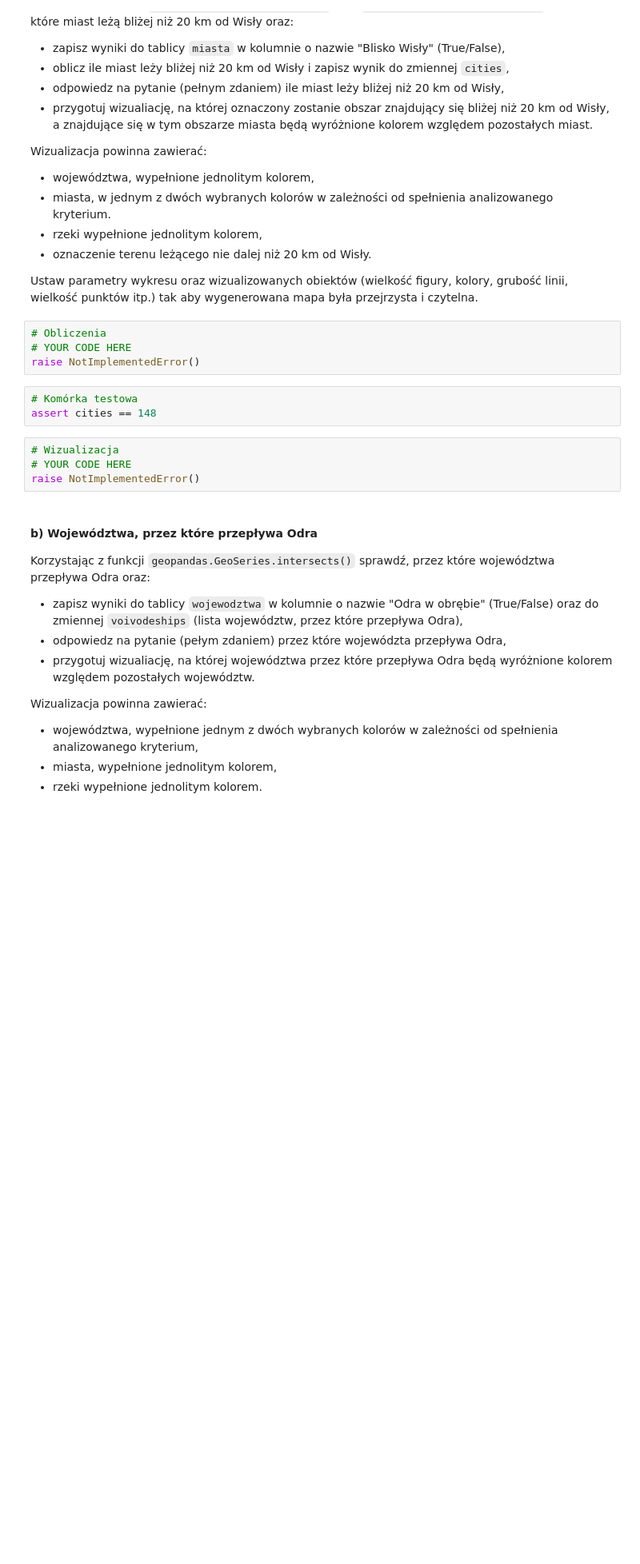
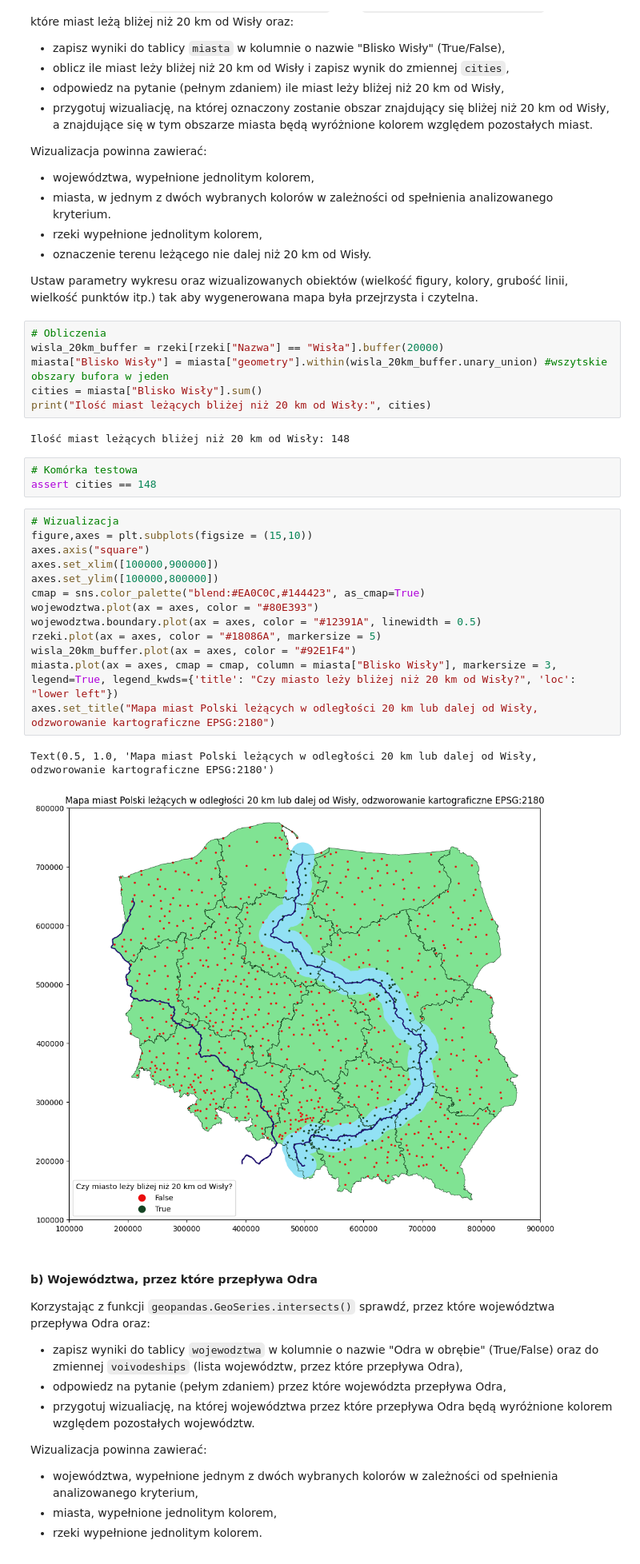
Before and after one commit to zuzannabrauer/spatialDataAnalysis, a Jupyter notebook: ZZ07.ipynb, the cells around one changed output. Shown at 80% size. Drawn from its saved outputs; the diff is of its cells as text; blank space fills up the shorter version.

```diff
--- a/ZZ07.ipynb
+++ b/ZZ07.ipynb
@@ -279,15 +281,31 @@ Wizualizacja powinna zawierać:
 Ustaw parametry wykresu oraz wizualizowanych obiektów (wielkość figury, kolory, grubość linii, wielkość punktów itp.) tak aby wygenerowana mapa była przejrzysta i czytelna.
 # %%
 # Obliczenia
-# YOUR CODE HERE
-raise NotImplementedError()
+wisla_20km_buffer = rzeki[rzeki["Nazwa"] == "Wisła"].buffer(20000)
+miasta["Blisko Wisły"] = miasta["geometry"].within(wisla_20km_buffer.unary_union) #wszytskie obszary bufora w jeden
+cities = miasta["Blisko Wisły"].sum()
+print("Ilość miast leżących bliżej niż 20 km od Wisły:", cities)
+# %% [output]
+Ilość miast leżących bliżej niż 20 km od Wisły: 148
 # %%
 # Komórka testowa
 assert cities == 148
 # %%
 # Wizualizacja
-# YOUR CODE HERE
-raise NotImplementedError()
+figure,axes = plt.subplots(figsize = (15,10))
+axes.axis("square")
+axes.set_xlim([100000,900000])
+axes.set_ylim([100000,800000])
+cmap = sns.color_palette("blend:#EA0C0C,#144423", as_cmap=True)
+wojewodztwa.plot(ax = axes, color = "#80E393")
+wojewodztwa.boundary.plot(ax = axes, color = "#12391A", linewidth = 0.5)
+rzeki.plot(ax = axes, color = "#18086A", markersize = 5)
+wisla_20km_buffer.plot(ax = axes, color = "#92E1F4")
+miasta.plot(ax = axes, cmap = cmap, column = miasta["Blisko Wisły"], markersize = 3, legend=True, legend_kwds={'title': "Czy miasto leży bliżej niż 20 km od Wisły?", 'loc': "lower left"})
+axes.set_title("Mapa miast Polski leżących w odległości 20 km lub dalej od Wisły, odzworowanie kartograficzne EPSG:2180")
+# %% [output]
+Text(0.5, 1.0, 'Mapa miast Polski leżących w odległości 20 km lub dalej od Wisły, odzworowanie kartograficzne EPSG:2180')
+[figure, added]
 # %% [markdown]
 #### b) Województwa, przez które przepływa Odra
 Korzystając z funkcji `geopandas.GeoSeries.intersects()` sprawdź, przez które województwa przepływa Odra oraz:
```
Also changed, not shown: parts of 13 cells of this notebook.
